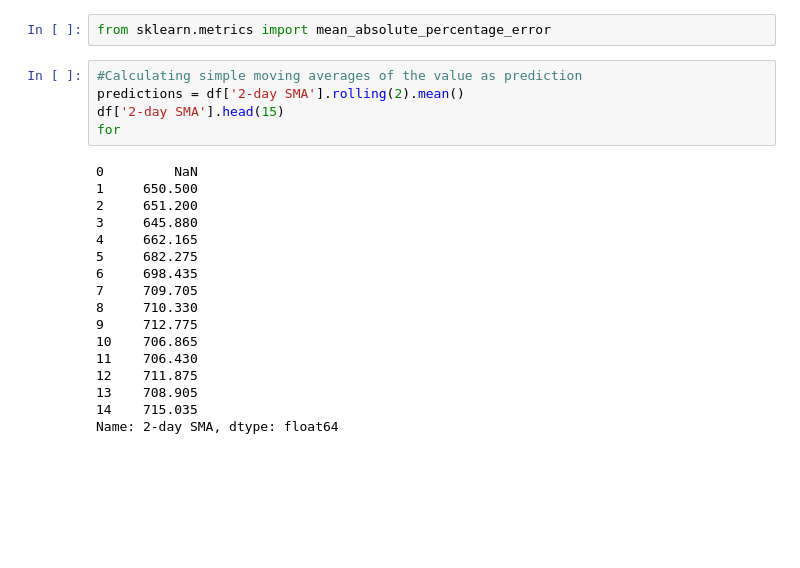
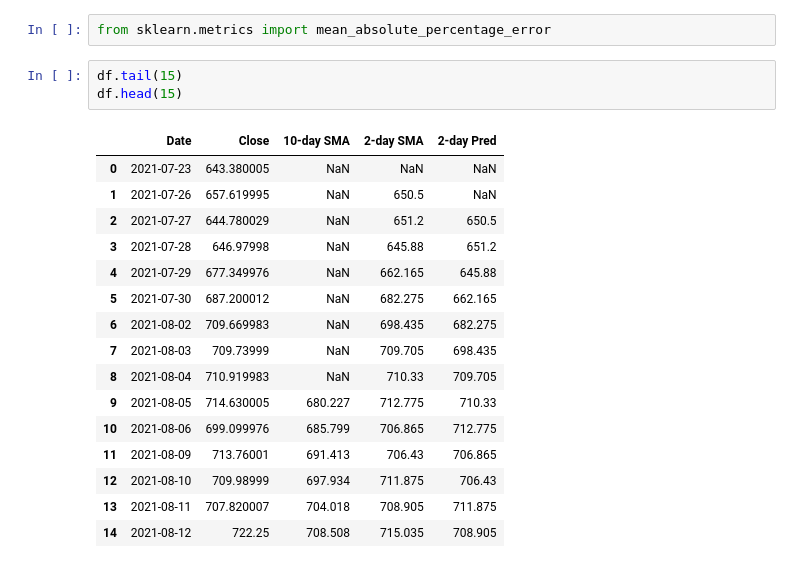
Before and after one commit to ravi75git/Datascience-Workbooks, a Jupyter notebook: TimeSeries/SMA_WMA_EMA_ARIMA.ipynb, the cells around one changed output. Saved outputs shown, nothing was run; the diff lists cells and outputs as text; blank space fills up the shorter version.

Commit message:
Adding 2-day prediction - Code to be completed

```diff
--- a/TimeSeries/SMA_WMA_EMA_ARIMA.ipynb
+++ b/TimeSeries/SMA_WMA_EMA_ARIMA.ipynb
@@ -96,25 +96,23 @@ df.head(15)
 | 14 | 2021-08-12 | 722.250000 | 708.508 | 715.035 |
 # %%
 from sklearn.metrics import mean_absolute_percentage_error
-# %%
-#Calculating simple moving averages of the value as prediction
-predictions = df['2-day SMA'].rolling(2).mean()
-df['2-day SMA'].head(15)
-for
-# %% [output]
-0         NaN
-1     650.500
-2     651.200
-3     645.880
-4     662.165
-5     682.275
-6     698.435
-7     709.705
-8     710.330
-9     712.775
-10    706.865
-11    706.430
-12    711.875
-13    708.905
-14    715.035
-Name: 2-day SMA, dtype: float64
+# %%
+df.tail(15)
+df.head(15)
+# %% [output]
+|  | Date | Close | 10-day SMA | 2-day SMA | 2-day Pred |
+| 0 | 2021-07-23 | 643.380005 | NaN | NaN | NaN |
+| 1 | 2021-07-26 | 657.619995 | NaN | 650.5 | NaN |
+| 2 | 2021-07-27 | 644.780029 | NaN | 651.2 | 650.5 |
+| 3 | 2021-07-28 | 646.97998 | NaN | 645.88 | 651.2 |
+| 4 | 2021-07-29 | 677.349976 | NaN | 662.165 | 645.88 |
+| 5 | 2021-07-30 | 687.200012 | NaN | 682.275 | 662.165 |
+| 6 | 2021-08-02 | 709.669983 | NaN | 698.435 | 682.275 |
+| 7 | 2021-08-03 | 709.73999 | NaN | 709.705 | 698.435 |
+| 8 | 2021-08-04 | 710.919983 | NaN | 710.33 | 709.705 |
+| 9 | 2021-08-05 | 714.630005 | 680.227 | 712.775 | 710.33 |
+| 10 | 2021-08-06 | 699.099976 | 685.799 | 706.865 | 712.775 |
+| 11 | 2021-08-09 | 713.76001 | 691.413 | 706.43 | 706.865 |
+| 12 | 2021-08-10 | 709.98999 | 697.934 | 711.875 | 706.43 |
+| 13 | 2021-08-11 | 707.820007 | 704.018 | 708.905 | 711.875 |
+| 14 | 2021-08-12 | 722.25 | 708.508 | 715.035 | 708.905 |
```
Also changed, not shown: parts of 16 cells of this notebook.
